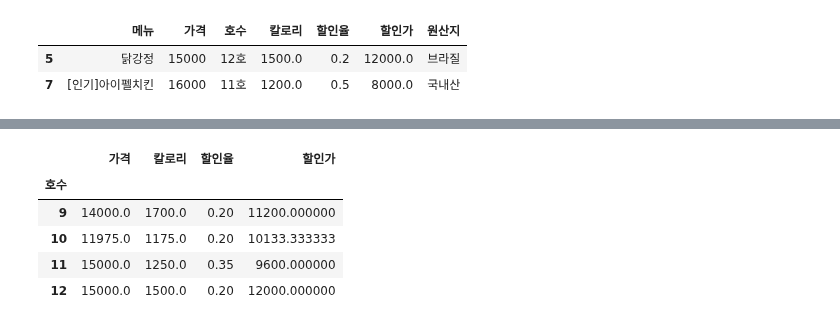
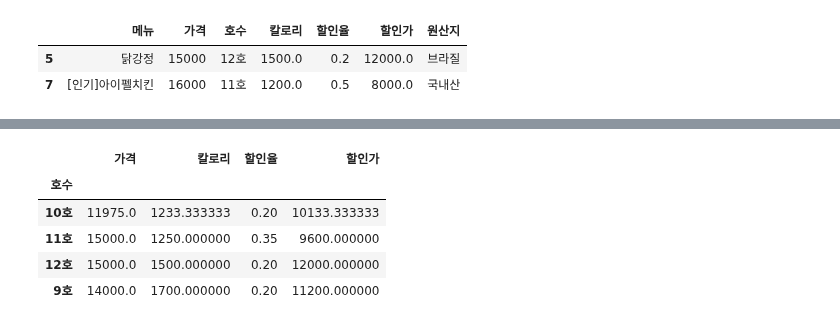
Before and after one commit to lys678/AIFFEL_Online_Quest, a Jupyter notebook: ML_With_Python/머신러닝_기초_노드3_판다스.ipynb, the cells around one changed output, grey strips where cells are left out. Saved outputs shown, nothing was run; the diff lists cells and outputs as text; code cells hidden in the pictures.

```diff
--- a/ML_With_Python/머신러닝_기초_노드3_판다스.ipynb
+++ b/ML_With_Python/머신러닝_기초_노드3_판다스.ipynb
@@ -189,11 +210,13 @@ display(df.groupby(['원산지', '할인율']).max().reset_index())
 # %%
 df = pd.read_csv('new_modudak.csv')
+df.drop('Unnamed: 0', axis=1, inplace=True)
 df
-df.groupby('호수').mean()
+
+df.groupby('호수')[['가격','칼로리','할인율','할인가']].mean()
 # %% [output]
 |  | 가격 | 칼로리 | 할인율 | 할인가 |
 | 호수 |  |  |  |  |
-| 9 | 14000.0 | 1700.0 | 0.20 | 11200.000000 |
-| 10 | 11975.0 | 1175.0 | 0.20 | 10133.333333 |
-| 11 | 15000.0 | 1250.0 | 0.35 | 9600.000000 |
-| 12 | 15000.0 | 1500.0 | 0.20 | 12000.000000 |
+| 10호 | 11975.0 | 1233.333333 | 0.20 | 10133.333333 |
+| 11호 | 15000.0 | 1250.000000 | 0.35 | 9600.000000 |
+| 12호 | 15000.0 | 1500.000000 | 0.20 | 12000.000000 |
+| 9호 | 14000.0 | 1700.000000 | 0.20 | 11200.000000 |
```
Also changed, not shown: parts of 10 cells of this notebook.
